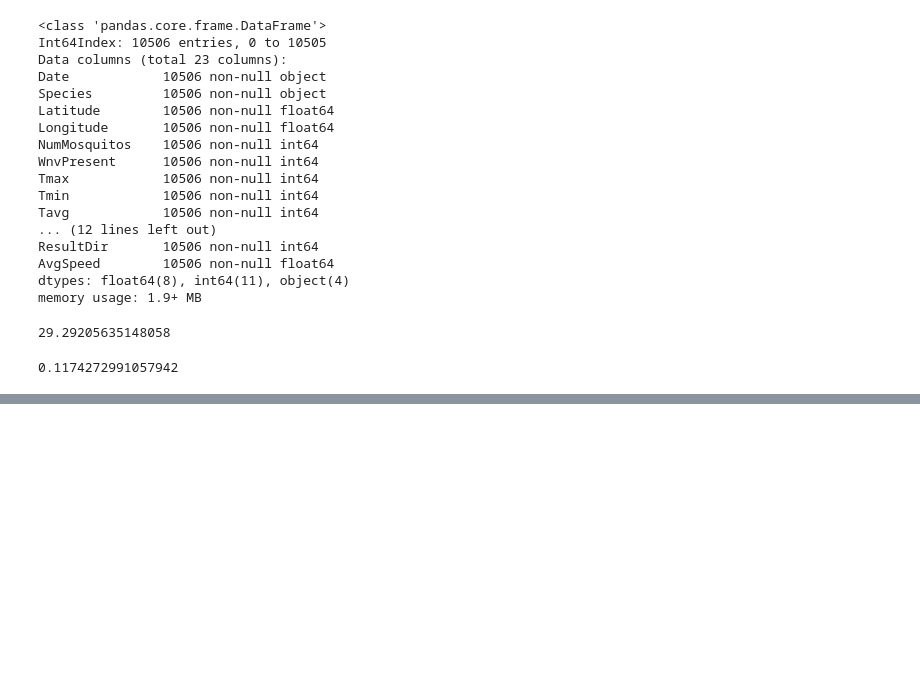
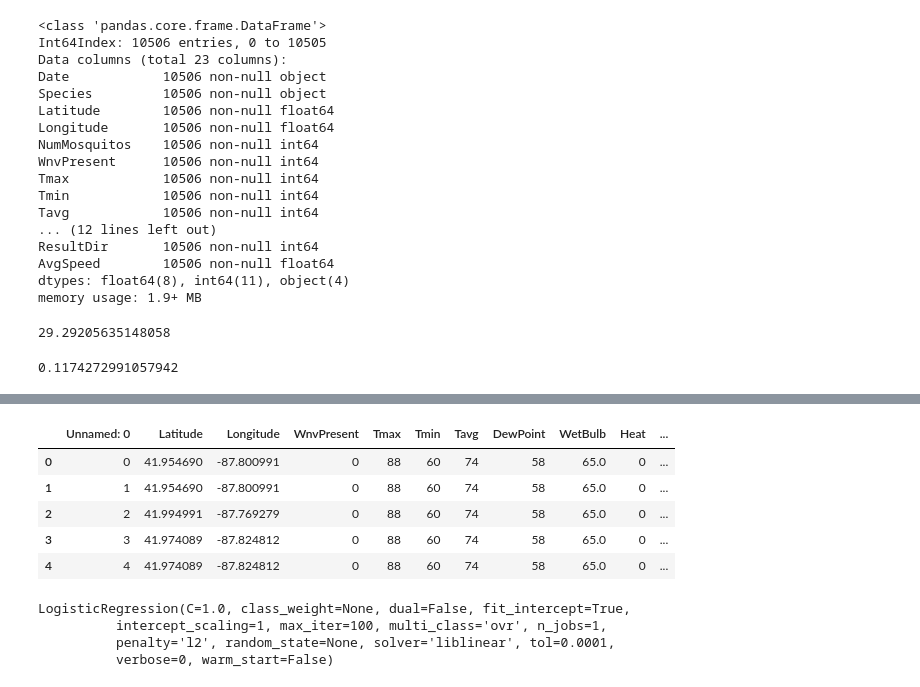
Before and after one commit to escalonilla92/nilo_mosquitos, a Jupyter notebook: mosquitos.ipynb, the cells around one changed output, grey strips where cells are left out. Saved outputs shown, nothing was run; the diff lists cells and outputs as text; code cells hidden in the pictures; blank space fills up the shorter version.

```diff
--- a/mosquitos.ipynb
+++ b/mosquitos.ipynb
@@ -188,0 +186,2 @@ df_merged.to_csv('mosquitos.csv')
+# %%
+df_concat = pd.read_csv('not_train.csv')
@@ -188,0 +192,14 @@ df_merged.to_csv('mosquitos.csv')
+# %%
+listy = df_concat.columns[0:3].tolist()
+listy.extend(df_concat.columns[4:])
+# %%
+X = df_concat[listy]
+# %%
+X.head()
+# %% [output]
+|  | Unnamed: 0 | Latitude | Longitude | WnvPresent | Tmax | Tmin | Tavg | DewPoint | WetBulb | Heat | ... |
+| 0 | 0 | 41.954690 | -87.800991 | 0 | 88 | 60 | 74 | 58 | 65.0 | 0 | ... |
+| 1 | 1 | 41.954690 | -87.800991 | 0 | 88 | 60 | 74 | 58 | 65.0 | 0 | ... |
+| 2 | 2 | 41.994991 | -87.769279 | 0 | 88 | 60 | 74 | 58 | 65.0 | 0 | ... |
+| 3 | 3 | 41.974089 | -87.824812 | 0 | 88 | 60 | 74 | 58 | 65.0 | 0 | ... |
+| 4 | 4 | 41.974089 | -87.824812 | 0 | 88 | 60 | 74 | 58 | 65.0 | 0 | ... |
@@ -188,0 +214,8 @@ df_merged.to_csv('mosquitos.csv')
+# %%
+lr = LogisticRegression()
+lr.fit(X,y)
+# %% [output]
+LogisticRegression(C=1.0, class_weight=None, dual=False, fit_intercept=True,
+          intercept_scaling=1, max_iter=100, multi_class='ovr', n_jobs=1,
+          penalty='l2', random_state=None, solver='liblinear', tol=0.0001,
+          verbose=0, warm_start=False)
```
Also changed, not shown: parts of 68 cells of this notebook, 4 other files.
